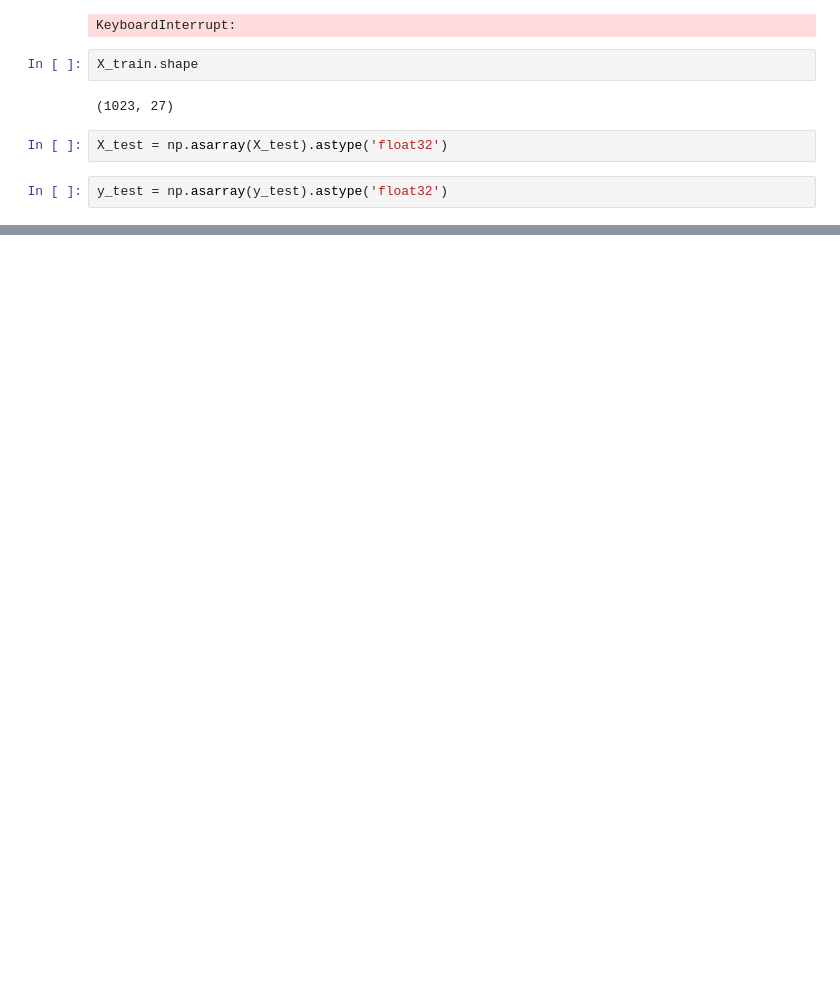
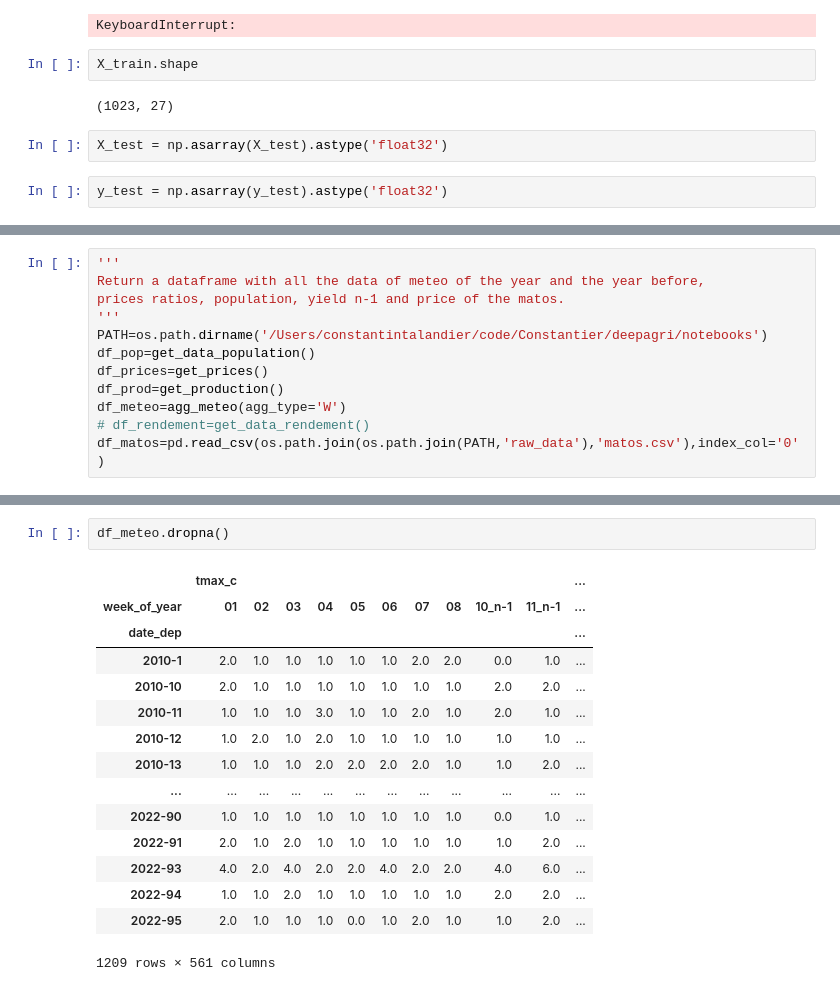
Before and after one commit to PierreCeraH/deepagri, a Jupyter notebook: notebooks/Tentatve de Dense.ipynb, the cells around one changed output, grey strips where cells are left out. Saved outputs shown, nothing was run; the diff lists cells and outputs as text; blank space fills up the shorter version.

Commit message:
add rendement

```diff
--- a/notebooks/Tentatve de Dense.ipynb
+++ b/notebooks/Tentatve de Dense.ipynb
@@ -84,0 +130,12 @@ y_test = np.asarray(y_test).astype('float32')
+# %%
+'''
+Return a dataframe with all the data of meteo of the year and the year before,
+prices ratios, population, yield n-1 and price of the matos.
+'''
+PATH=os.path.dirname('/Users/constantintalandier/code/Constantier/deepagri/notebooks')
+df_pop=get_data_population()
+df_prices=get_prices()
+df_prod=get_production()
+df_meteo=agg_meteo(agg_type='W')
+# df_rendement=get_data_rendement()
+df_matos=pd.read_csv(os.path.join(os.path.join(PATH,'raw_data'),'matos.csv'),index_col='0')
@@ -84,0 +195,18 @@ y_test = np.asarray(y_test).astype('float32')
+# %%
+df_meteo.dropna()
+# %% [output]
+|  | tmax_c |  |  |  |  |  |  |  |  |  | ... |
+| week_of_year | 01 | 02 | 03 | 04 | 05 | 06 | 07 | 08 | 10_n-1 | 11_n-1 | ... |
+| date_dep |  |  |  |  |  |  |  |  |  |  | ... |
+| 2010-1 | 2.0 | 1.0 | 1.0 | 1.0 | 1.0 | 1.0 | 2.0 | 2.0 | 0.0 | 1.0 | ... |
+| 2010-10 | 2.0 | 1.0 | 1.0 | 1.0 | 1.0 | 1.0 | 1.0 | 1.0 | 2.0 | 2.0 | ... |
+| 2010-11 | 1.0 | 1.0 | 1.0 | 3.0 | 1.0 | 1.0 | 2.0 | 1.0 | 2.0 | 1.0 | ... |
+| 2010-12 | 1.0 | 2.0 | 1.0 | 2.0 | 1.0 | 1.0 | 1.0 | 1.0 | 1.0 | 1.0 | ... |
+| 2010-13 | 1.0 | 1.0 | 1.0 | 2.0 | 2.0 | 2.0 | 2.0 | 1.0 | 1.0 | 2.0 | ... |
+| ... | ... | ... | ... | ... | ... | ... | ... | ... | ... | ... | ... |
+| 2022-90 | 1.0 | 1.0 | 1.0 | 1.0 | 1.0 | 1.0 | 1.0 | 1.0 | 0.0 | 1.0 | ... |
+| 2022-91 | 2.0 | 1.0 | 2.0 | 1.0 | 1.0 | 1.0 | 1.0 | 1.0 | 1.0 | 2.0 | ... |
+| 2022-93 | 4.0 | 2.0 | 4.0 | 2.0 | 2.0 | 4.0 | 2.0 | 2.0 | 4.0 | 6.0 | ... |
+| 2022-94 | 1.0 | 1.0 | 2.0 | 1.0 | 1.0 | 1.0 | 1.0 | 1.0 | 2.0 | 2.0 | ... |
+| 2022-95 | 2.0 | 1.0 | 1.0 | 1.0 | 0.0 | 1.0 | 2.0 | 1.0 | 1.0 | 2.0 | ... |
+1209 rows × 561 columns
```
Also changed, not shown: parts of 21 cells of this notebook, 2 other files.
